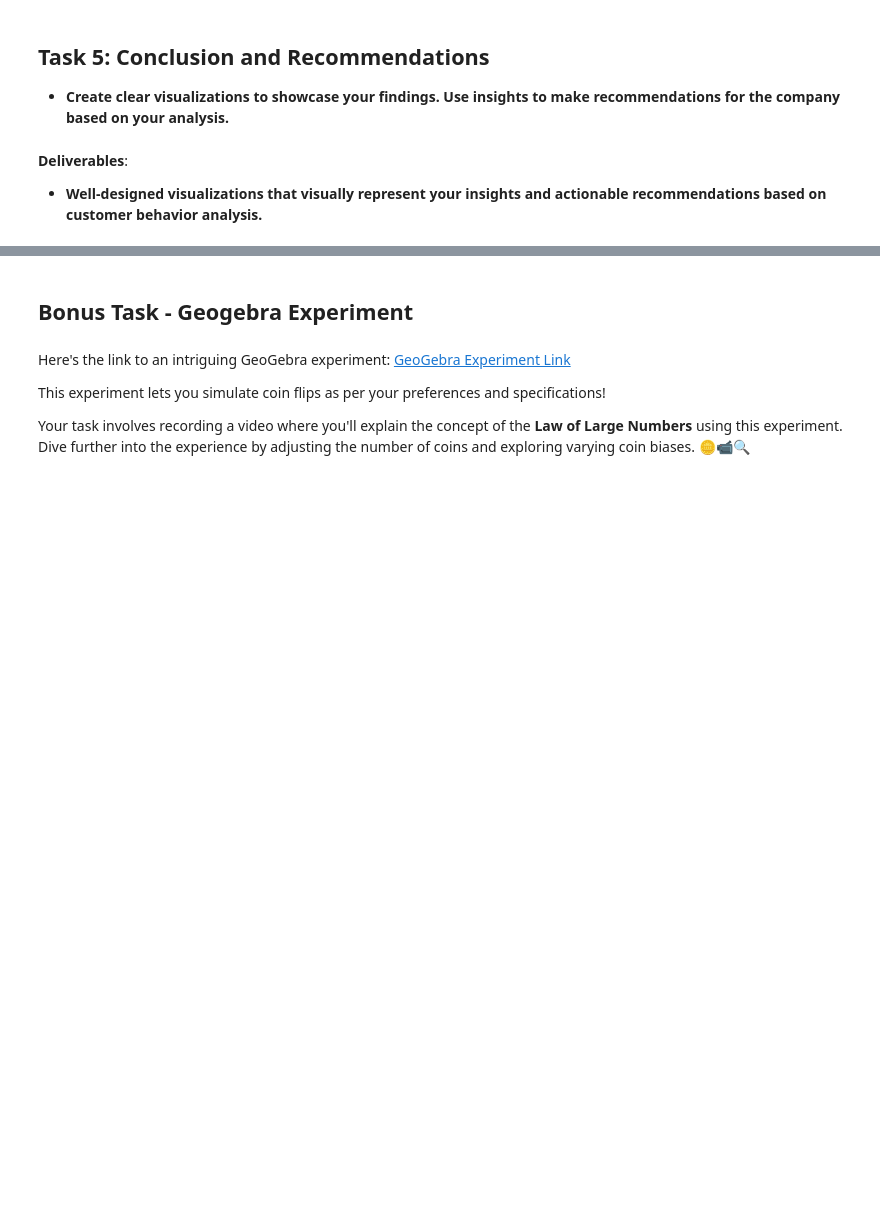
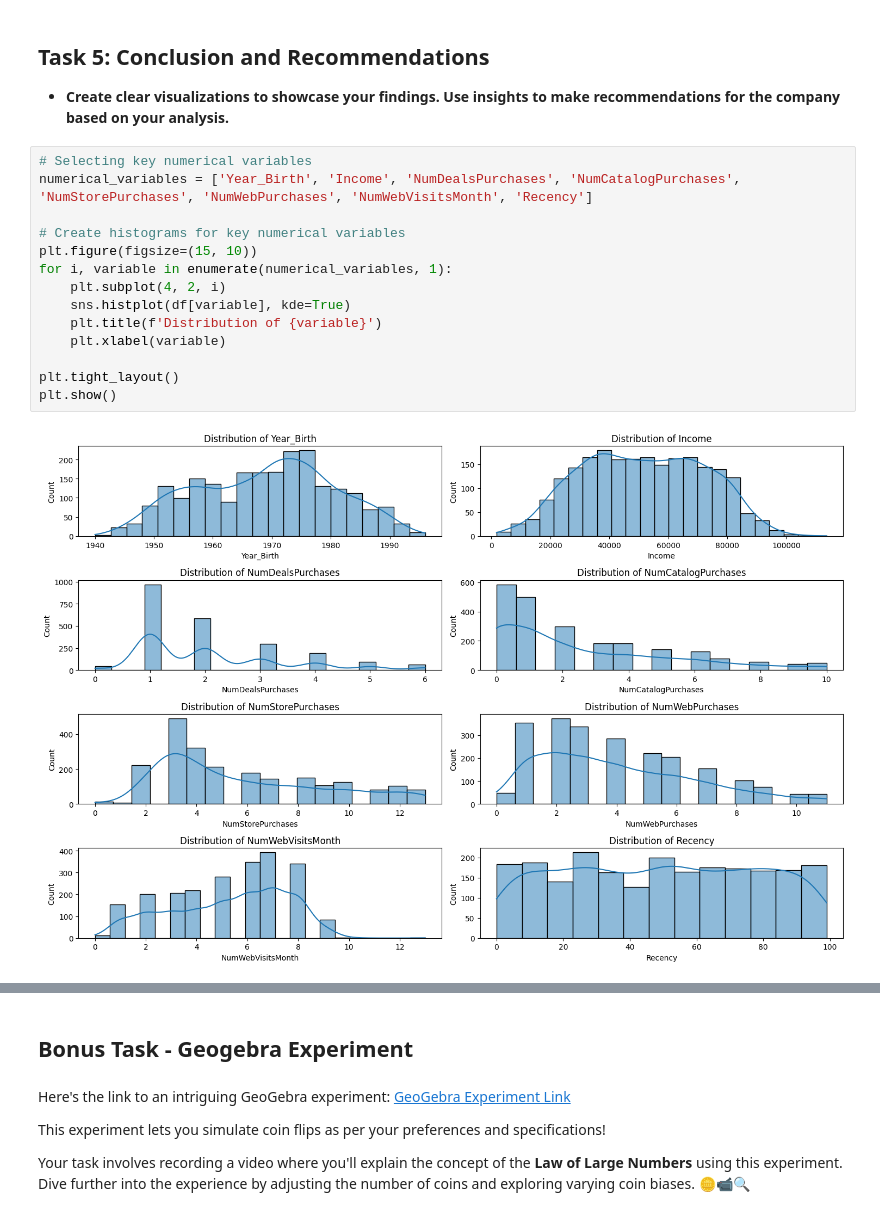
Before and after one commit to Amrit007-droid/Applied-Statistics-Project, a Jupyter notebook: Applied_Statistics_Project_Amrit_Saikia.ipynb, the cells around one changed output, grey strips where cells are left out. Saved outputs shown, nothing was run; the diff lists cells and outputs as text; blank space fills up the shorter version.

```diff
--- a/Applied_Statistics_Project_Amrit_Saikia.ipynb
+++ b/Applied_Statistics_Project_Amrit_Saikia.ipynb
@@ -411,7 +461,19 @@ Expected number of complainers: 21.00
 ## Task 5: Conclusion and Recommendations
 
 - **Create clear visualizations to showcase your findings. Use insights to make recommendations for the company based on your analysis.**
-# %% [markdown]
-**Deliverables**:
-
-- **Well-designed visualizations that visually represent your insights and actionable recommendations based on customer behavior analysis.**
+# %%
+# Selecting key numerical variables
+numerical_variables = ['Year_Birth', 'Income', 'NumDealsPurchases', 'NumCatalogPurchases', 'NumStorePurchases', 'NumWebPurchases', 'NumWebVisitsMonth', 'Recency']
+
+# Create histograms for key numerical variables
+plt.figure(figsize=(15, 10))
+for i, variable in enumerate(numerical_variables, 1):
+    plt.subplot(4, 2, i)
+    sns.histplot(df[variable], kde=True)
+    plt.title(f'Distribution of {variable}')
+    plt.xlabel(variable)
+
+plt.tight_layout()
+plt.show()
+# %% [output]
+[figure, added]
```
Also changed, not shown: parts of 9 cells of this notebook.
